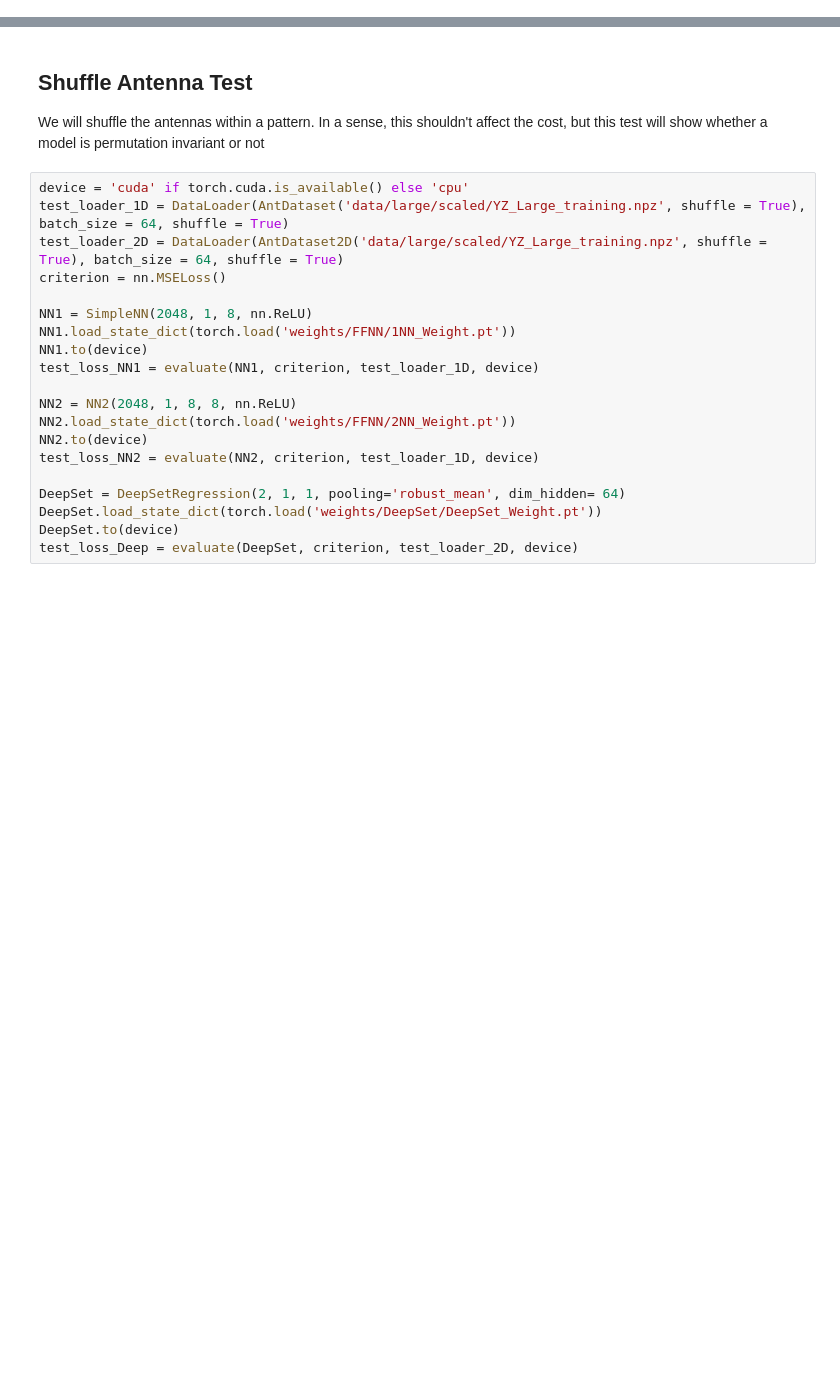
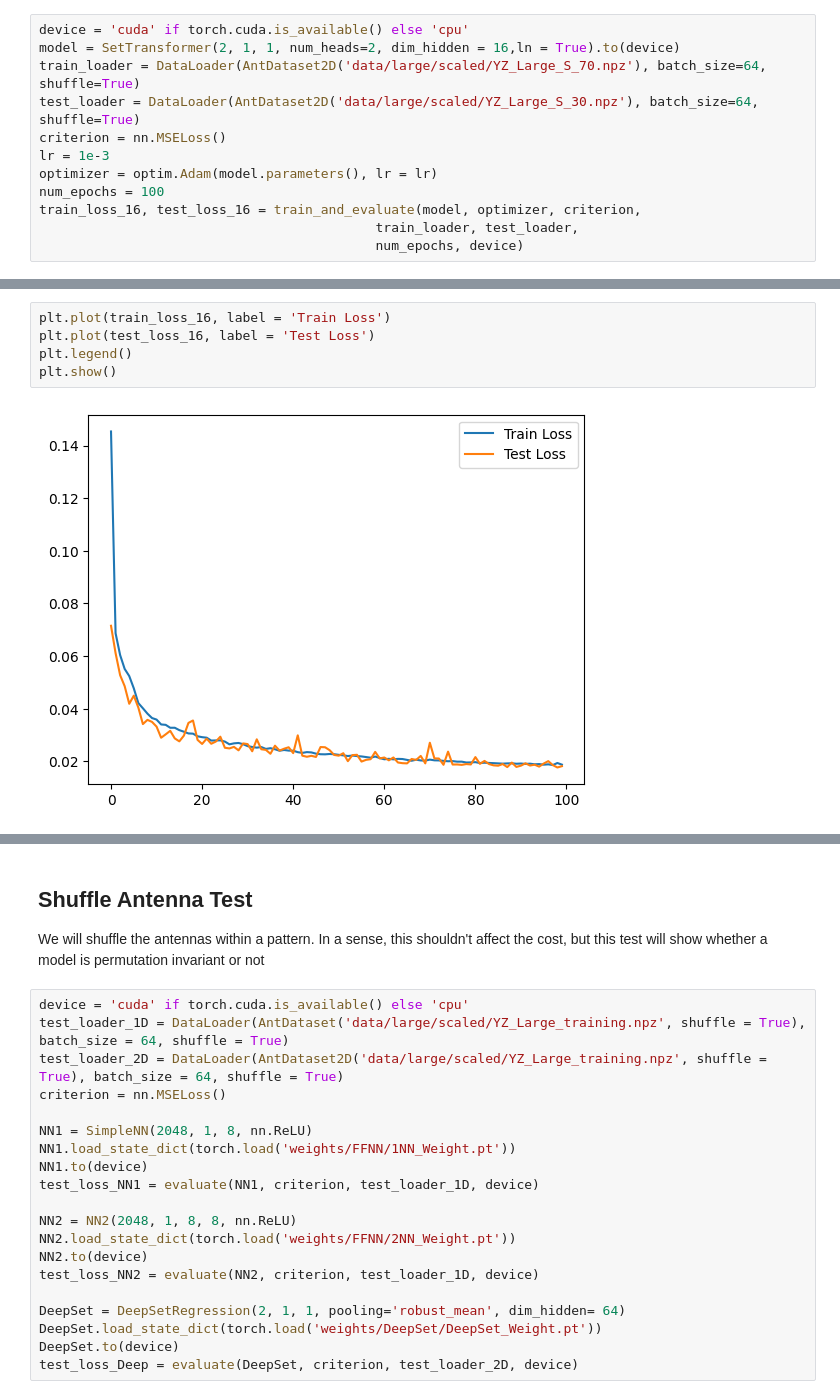
Before and after one commit to david5010/antenna_arrays, a Jupyter notebook: tests.ipynb, the cells around one changed output, grey strips where cells are left out. Cells and saved outputs as stored; diff of their text form; blank space fills up the shorter version.

```diff
--- a/tests.ipynb
+++ b/tests.ipynb
@@ -163,0 +82,12 @@ Standard Deviation Test MSE: 0.00029927224048996356
+# %%
+device = 'cuda' if torch.cuda.is_available() else 'cpu'
+model = SetTransformer(2, 1, 1, num_heads=2, dim_hidden = 16,ln = True).to(device)
+train_loader = DataLoader(AntDataset2D('data/large/scaled/YZ_Large_S_70.npz'), batch_size=64, shuffle=True)
+test_loader = DataLoader(AntDataset2D('data/large/scaled/YZ_Large_S_30.npz'), batch_size=64, shuffle=True)
+criterion = nn.MSELoss()
+lr = 1e-3
+optimizer = optim.Adam(model.parameters(), lr = lr)
+num_epochs = 100
+train_loss_16, test_loss_16 = train_and_evaluate(model, optimizer, criterion,
+                                           train_loader, test_loader,
+                                           num_epochs, device)
@@ -164 +112,8 @@ Standard Deviation Test MSE: 0.00029927224048996356
+# %%
+plt.plot(train_loss_16, label = 'Train Loss')
+plt.plot(test_loss_16, label = 'Test Loss')
+plt.legend()
+plt.show()
+# %% [output]
+[figure, added]
 # %%
```
Also changed, not shown: parts of 19 cells of this notebook, 3 other files.
